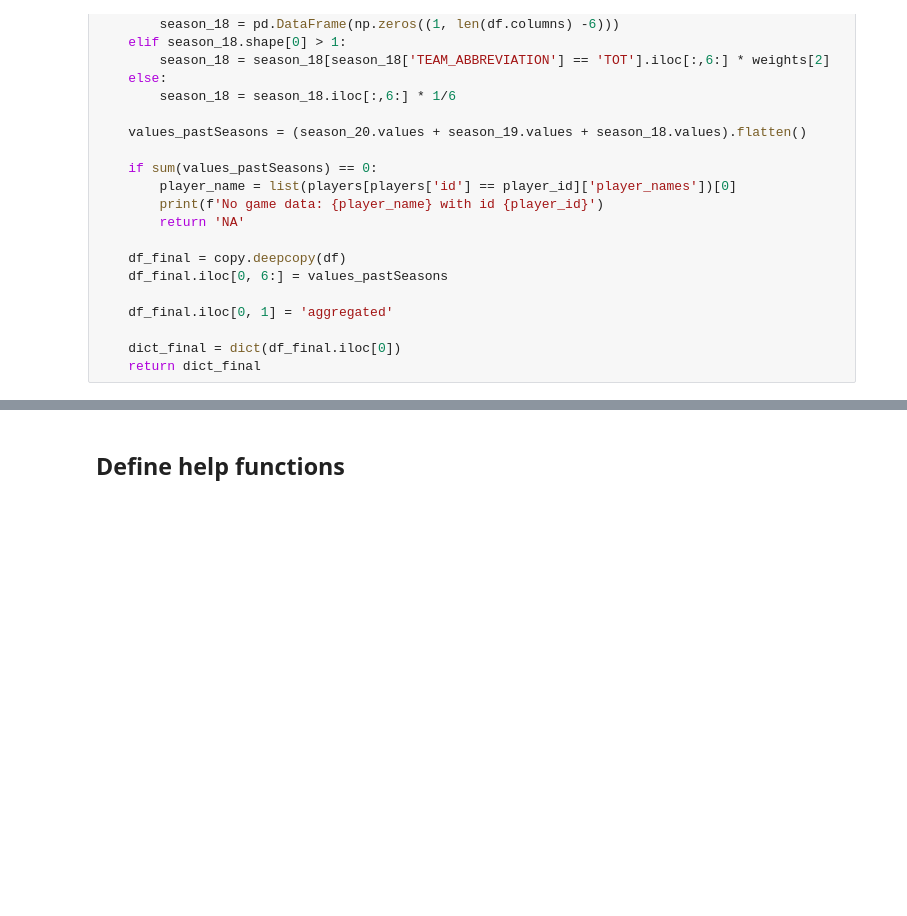
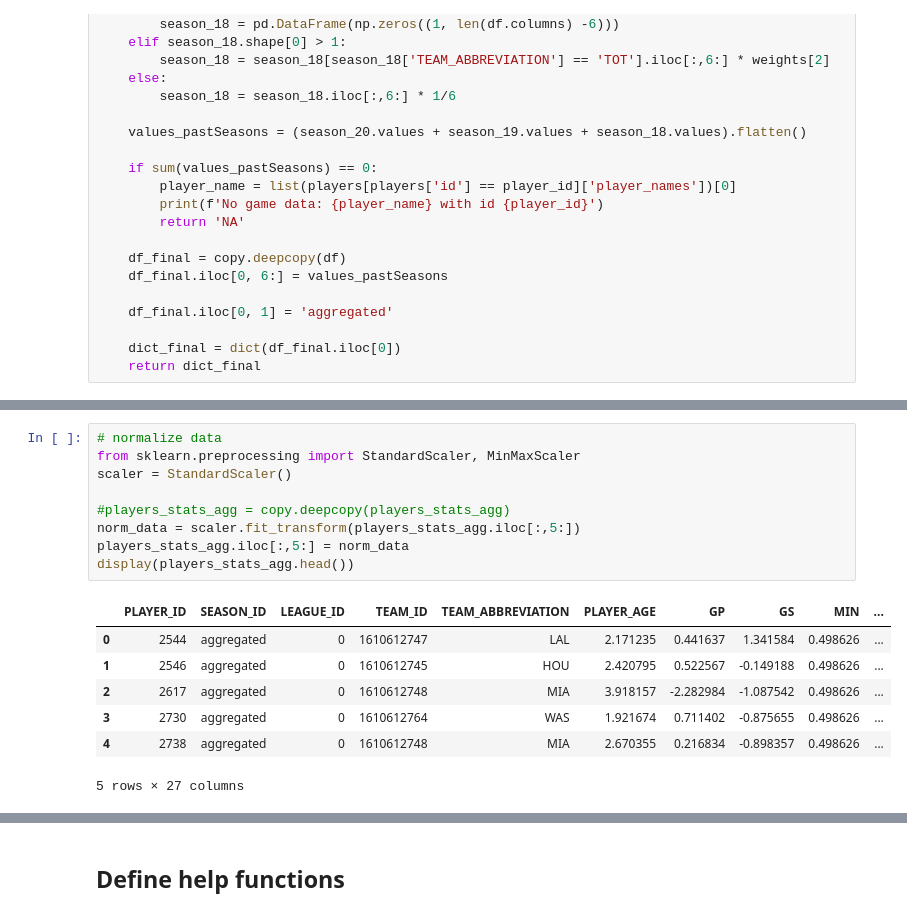
Before and after one commit to finnoh/data_science_project, a Jupyter notebook: recommmendation_engine.ipynb, the cells around one changed output, grey strips where cells are left out. Cells and saved outputs as stored; diff of their text form; blank space fills up the shorter version.

```diff
--- a/recommmendation_engine.ipynb
+++ b/recommmendation_engine.ipynb
@@ -104 +128,18 @@ players_stats_agg.head()
 5 rows × 27 columns
+# %%
+# normalize data
+from sklearn.preprocessing import StandardScaler, MinMaxScaler
+scaler = StandardScaler()
+
+#players_stats_agg = copy.deepcopy(players_stats_agg)
+norm_data = scaler.fit_transform(players_stats_agg.iloc[:,5:])
+players_stats_agg.iloc[:,5:] = norm_data
+display(players_stats_agg.head())
+# %% [output]
+|  | PLAYER_ID | SEASON_ID | LEAGUE_ID | TEAM_ID | TEAM_ABBREVIATION | PLAYER_AGE | GP | GS | MIN | ... |
+| 0 | 2544 | aggregated | 0 | 1610612747 | LAL | 2.171235 | 0.441637 | 1.341584 | 0.498626 | ... |
+| 1 | 2546 | aggregated | 0 | 1610612745 | HOU | 2.420795 | 0.522567 | -0.149188 | 0.498626 | ... |
+| 2 | 2617 | aggregated | 0 | 1610612748 | MIA | 3.918157 | -2.282984 | -1.087542 | 0.498626 | ... |
+| 3 | 2730 | aggregated | 0 | 1610612764 | WAS | 1.921674 | 0.711402 | -0.875655 | 0.498626 | ... |
+| 4 | 2738 | aggregated | 0 | 1610612748 | MIA | 2.670355 | 0.216834 | -0.898357 | 0.498626 | ... |
+5 rows × 27 columns
```
Also changed, not shown: parts of 30 cells of this notebook.
